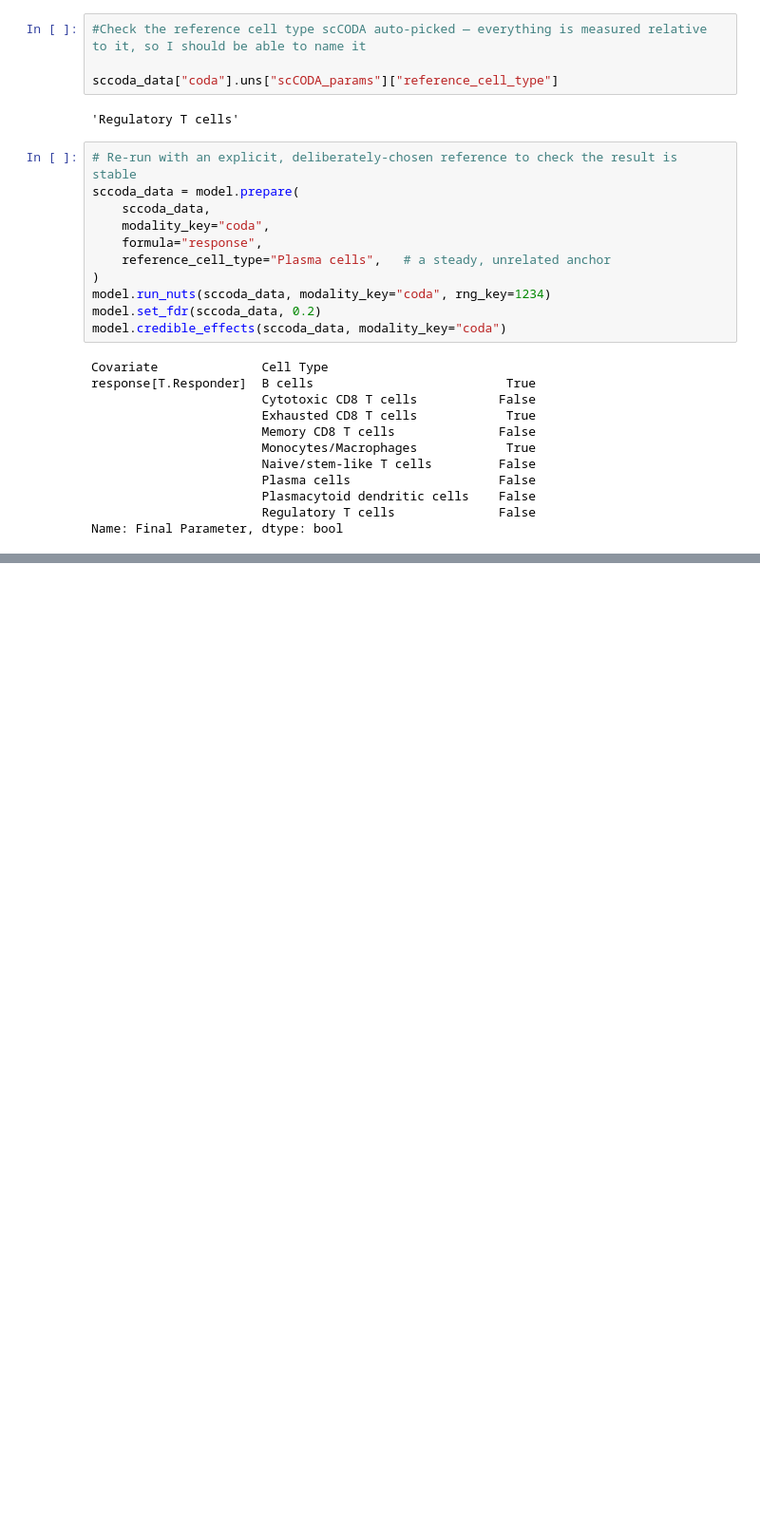
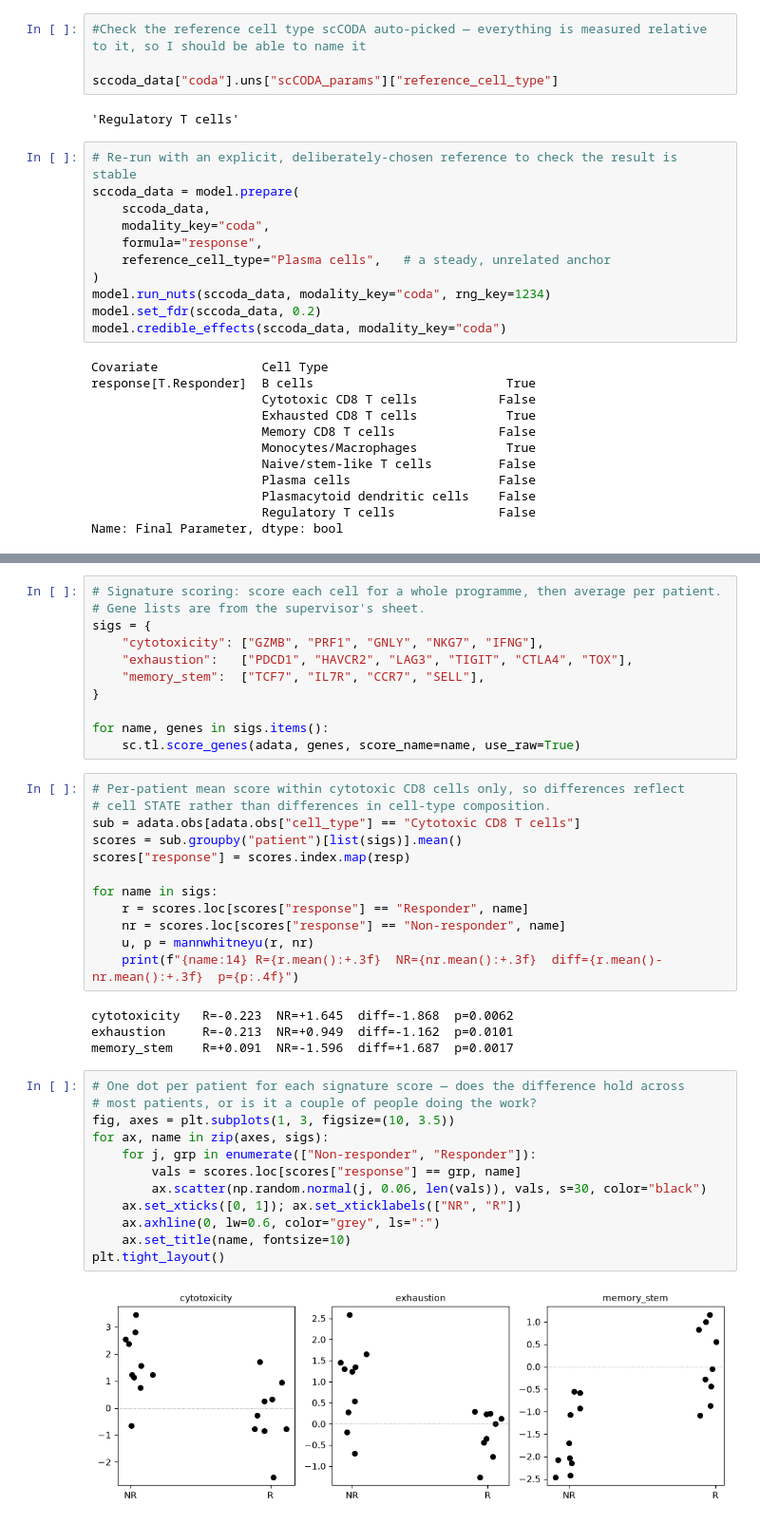
Before and after one commit to ZoeTamar-bio/technion_internship, a Jupyter notebook: 03_Analysis.ipynb, the cells around one changed output, grey strips where cells are left out. Shown at 95% size. Drawn from its saved outputs; the diff is of its cells as text; blank space fills up the shorter version.

```diff
--- a/03_Analysis.ipynb
+++ b/03_Analysis.ipynb
@@ -156,0 +416,41 @@ Name: Final Parameter, dtype: bool
+# %%
+# Signature scoring: score each cell for a whole programme, then average per patient.
+# Gene lists are from the supervisor's sheet.
+sigs = {
+    "cytotoxicity": ["GZMB", "PRF1", "GNLY", "NKG7", "IFNG"],
+    "exhaustion":   ["PDCD1", "HAVCR2", "LAG3", "TIGIT", "CTLA4", "TOX"],
+    "memory_stem":  ["TCF7", "IL7R", "CCR7", "SELL"],
+}
+
+for name, genes in sigs.items():
+    sc.tl.score_genes(adata, genes, score_name=name, use_raw=True)
+# %%
+# Per-patient mean score within cytotoxic CD8 cells only, so differences reflect
+# cell STATE rather than differences in cell-type composition.
+sub = adata.obs[adata.obs["cell_type"] == "Cytotoxic CD8 T cells"]
+scores = sub.groupby("patient")[list(sigs)].mean()
+scores["response"] = scores.index.map(resp)
+
+for name in sigs:
+    r = scores.loc[scores["response"] == "Responder", name]
+    nr = scores.loc[scores["response"] == "Non-responder", name]
+    u, p = mannwhitneyu(r, nr)
+    print(f"{name:14} R={r.mean():+.3f}  NR={nr.mean():+.3f}  diff={r.mean()-nr.mean():+.3f}  p={p:.4f}")
+# %% [output]
+cytotoxicity   R=-0.223  NR=+1.645  diff=-1.868  p=0.0062
+exhaustion     R=-0.213  NR=+0.949  diff=-1.162  p=0.0101
+memory_stem    R=+0.091  NR=-1.596  diff=+1.687  p=0.0017
+# %%
+# One dot per patient for each signature score — does the difference hold across
+# most patients, or is it a couple of people doing the work?
+fig, axes = plt.subplots(1, 3, figsize=(10, 3.5))
+for ax, name in zip(axes, sigs):
+    for j, grp in enumerate(["Non-responder", "Responder"]):
+        vals = scores.loc[scores["response"] == grp, name]
+        ax.scatter(np.random.normal(j, 0.06, len(vals)), vals, s=30, color="black")
+    ax.set_xticks([0, 1]); ax.set_xticklabels(["NR", "R"])
+    ax.axhline(0, lw=0.6, color="grey", ls=":")
+    ax.set_title(name, fontsize=10)
+plt.tight_layout()
+# %% [output]
+[figure, added]
```
Also changed, not shown: parts of 35 cells of this notebook.
